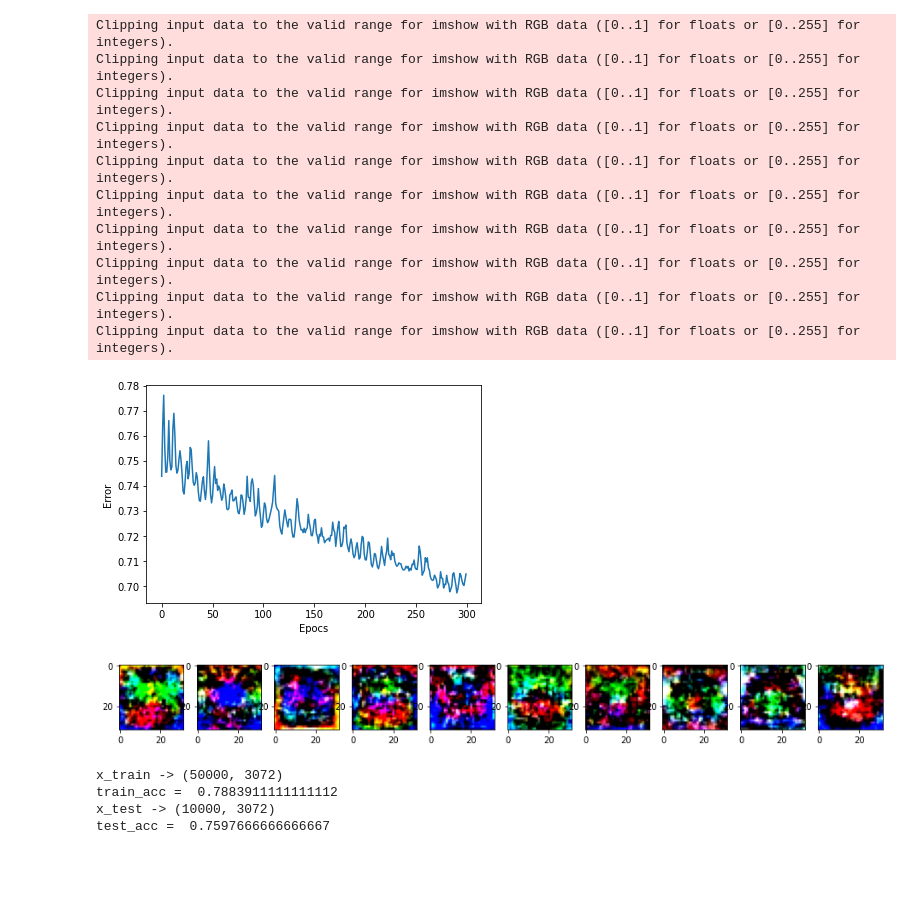
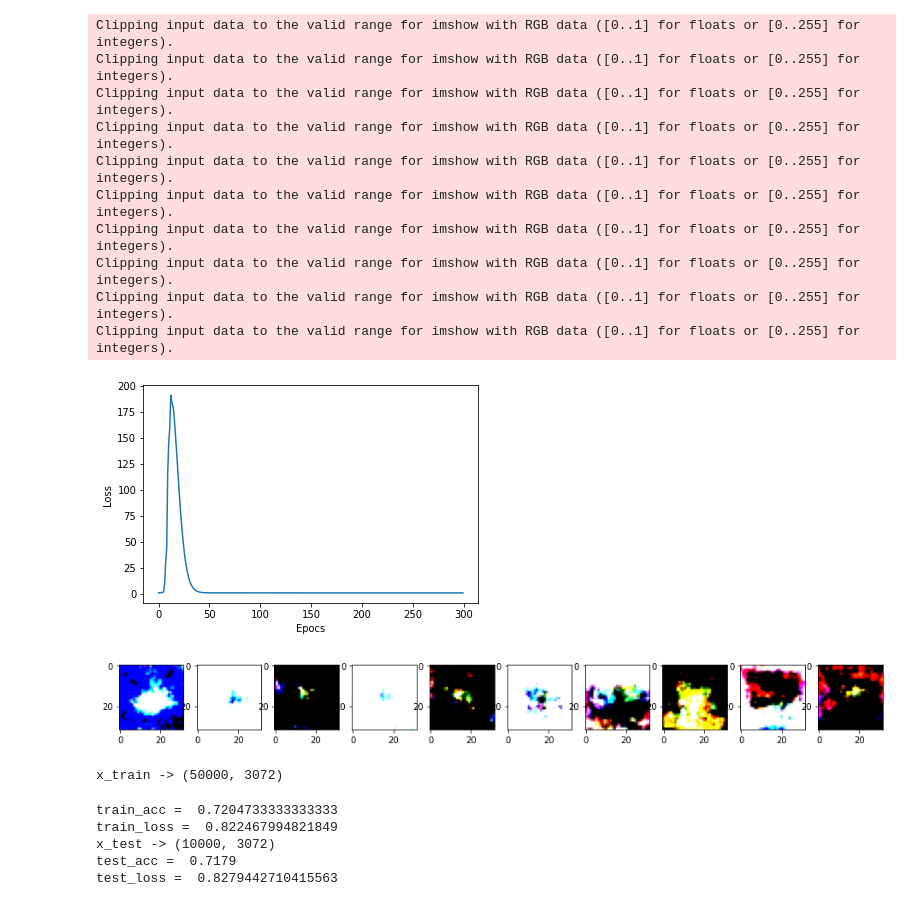
Before and after one commit to Anjanamb/A04, a Jupyter notebook: part2.ipynb, the cells around one changed output. Cells and saved outputs as stored; diff of their text form; code cells hidden in the pictures; blank space fills up the shorter version.

```diff
--- a/part2.ipynb
+++ b/part2.ipynb
@@ -16,7 +16,7 @@ Din = 3072 # CIFAR10
 # Din = 784 # MINIST
 
 # Normalize pixel values
-x_train, x_test = x_train / 255.0, x_test / 255.0
+#x_train, x_test = x_train / 255.0, x_test / 255.0
 mean_image = np.mean(x_train, axis=0)
 x_train = x_train - mean_image
 x_test = x_test - mean_image
@@ -46,17 +50,17 @@ NameError: ignored
 # %%
 iterations = 300 # epochs
-lr = 0.01 # learning rate
+lr = 0.02 # learning rate
 lr_decay = 0.999
 reg = 5e-6
 loss_history = []
 train_acc_history = []
 val_acc_history = []
-seed = 0
-rng = np.random.default_rng(seed=seed)
+#eed = 0
+#rng = np.random.default_rng(seed=seed)
 for t in range(iterations):
-    batch_indices = np.arange(Ntr)
-    rng.shuffle(batch_indices)
-    #batch_indices = np.random.choice(Ntr, batch_size)
+    #batch_indices = np.arange(Ntr)
+    #rng.shuffle(batch_indices)
+    batch_indices = np.random.choice(Ntr, batch_size)
     x = x_train[batch_indices]
     y = y_train[batch_indices]
     h = 1.0/(1.0 + np.exp(-(x.dot(w1) + b1)))
@@ -76,4 +80,4 @@ for t in range(iterations):
     w2 -= lr*dw2
     b1 -= lr*db1
     b2 -= lr*db2
-    #lr *= lr_decay
+    lr *= lr_decay
@@ -80,45 +103,51 @@ for t in range(iterations):
 # %%
 plt.plot(loss_history)
 plt.xlabel('Epocs')
-plt.ylabel('Error')
+plt.ylabel('Loss')
 f, axarr = plt.subplots(1,10)
 f.set_size_inches(16, 6)
 
 for i in range(10):
     img = w1[:, i].reshape(32, 32, 3) # CIFAR10
     #img = w1[:, i].reshape(28, 28) # MNIST
     axarr[i].imshow(img*1000)
 plt.show()
 
-x_t = x_train
-print("x_train ->", x_t.shape)
-h = 1.0/(1.0 + np.exp(-(x_t.dot(w1) + b1))) #sigmoid
+x_tr = x_train
+print("x_train ->", x_tr.shape)
+h = 1.0/(1.0 + np.exp(-(x_tr.dot(w1) + b1))) #sigmoid
 y_pred = h.dot(w2) + b2
 
-tacc = 1.0 -1/(Ntr*9)*(np.abs(np.argmax(y_train,axis=1) - np.argmax(y_pred, axis=1))).sum()
-print("train_acc = ", tacc)
+tr_acc = 1.0 -1/(Ntr*9)*(np.abs(np.argmax(y_train,axis=1) - np.argmax(y_pred, axis=1))).sum()
+tr_loss = 1./Ntr*np.square(y_pred-y_train).sum() + reg * (np.sum(w2 * w2) + np.sum(w1 * w1))
+print("train_acc = ", tr_acc)
+print("train_loss = ", tr_loss)
 
-x_t = x_test
-print("x_test ->", x_t.shape)
-h = 1.0/(1.0 + np.exp(-(x_t.dot(w1) + b1))) #sigmoid
+x_ts = x_test
+print("x_test ->", x_ts.shape)
+h = 1.0/(1.0 + np.exp(-(x_ts.dot(w1) + b1))) #sigmoid
 y_pred= h.dot(w2) + b2
 
-tacc = 1.0 - 1/(Nte*9)*(np.abs(np.argmax(y_test,axis=1) - np.argmax(y_pred, axis=1))).sum()
-print("test_acc = ", tacc)
+ts_acc = 1.0 - 1/(Nte*9)*(np.abs(np.argmax(y_test,axis=1) - np.argmax(y_pred, axis=1))).sum()
+ts_loss = 1./Nte*np.square(y_pred-y_test).sum() + reg * (np.sum(w2 * w2) + np.sum(w1 * w1))
+print("test_acc = ", ts_acc)
+print("test_loss = ", ts_loss)
 # %% [output]
 Clipping input data to the valid range for imshow with RGB data ([0..1] for floats or [0..255] for integers).
 Clipping input data to the valid range for imshow with RGB data ([0..1] for floats or [0..255] for integers).
 Clipping input data to the valid range for imshow with RGB data ([0..1] for floats or [0..255] for integers).
 Clipping input data to the valid range for imshow with RGB data ([0..1] for floats or [0..255] for integers).
 Clipping input data to the valid range for imshow with RGB data ([0..1] for floats or [0..255] for integers).
 Clipping input data to the valid range for imshow with RGB data ([0..1] for floats or [0..255] for integers).
 Clipping input data to the valid range for imshow with RGB data ([0..1] for floats or [0..255] for integers).
 Clipping input data to the valid range for imshow with RGB data ([0..1] for floats or [0..255] for integers).
 Clipping input data to the valid range for imshow with RGB data ([0..1] for floats or [0..255] for integers).
 Clipping input data to the valid range for imshow with RGB data ([0..1] for floats or [0..255] for integers).
-[figure, old version]
+[figure, new version]
-[figure, old version]
+[figure, new version]
 x_train -> (50000, 3072)
-train_acc =  0.7883911111111112
-x_test -> (10000, 3072)
-test_acc =  0.7597666666666667
+train_acc =  0.7204733333333333
+train_loss =  0.822467994821849
+x_test -> (10000, 3072)
+test_acc =  0.7179
+test_loss =  0.8279442710415563
```
Also changed, not shown: parts of 2 cells of this notebook.
